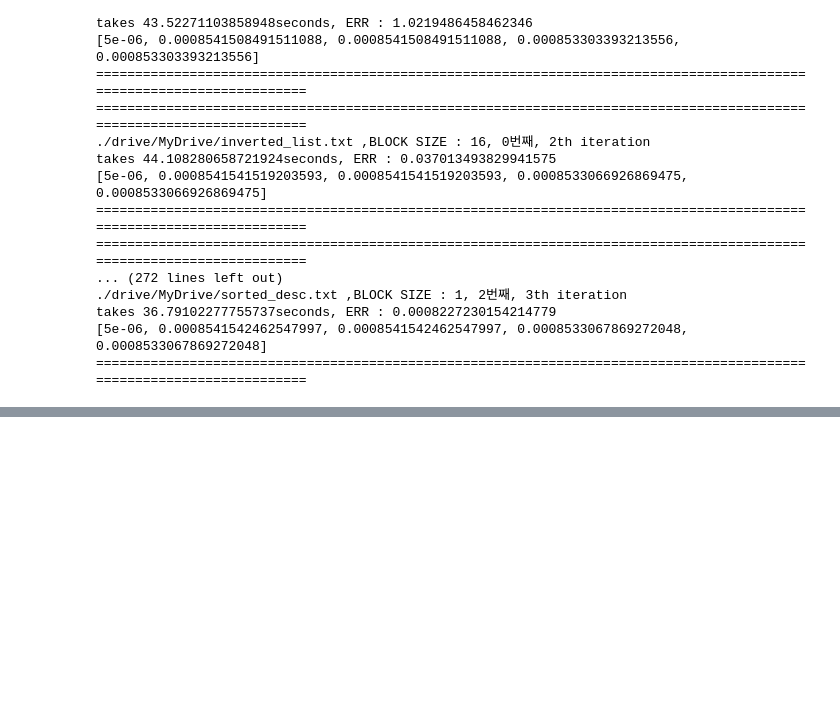
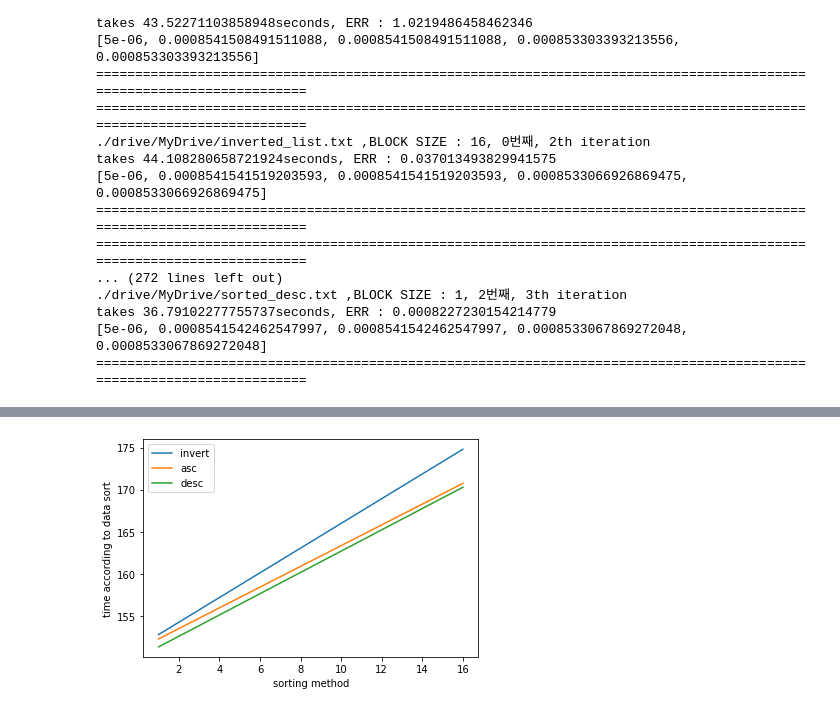
Before and after one commit to wangjh789/2021-2_BigData, a Jupyter notebook: compare_sort.ipynb, the cells around one changed output, grey strips where cells are left out. Cells and saved outputs as stored; diff of their text form; code cells hidden in the pictures; blank space fills up the shorter version.

```diff
--- a/compare_sort.ipynb
+++ b/compare_sort.ipynb
@@ -163,0 +164,10 @@ plt.show()
+# %%
+plt.plot([16,1], invert_time,label="invert")
+plt.plot([16,1], asc_time,label="asc")
+plt.plot([16,1], desc_time,label="desc")
+plt.xlabel("sorting method")
+plt.ylabel("time according to data sort")
+plt.legend()
+plt.show()
+# %% [output]
+[figure, added]
```
Also changed, not shown: parts of 3 cells of this notebook.
